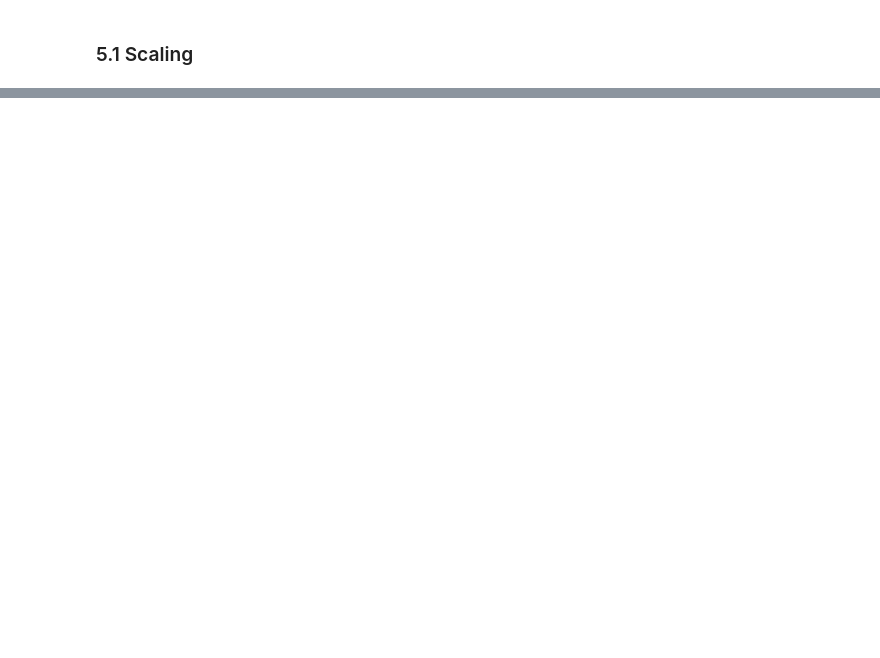
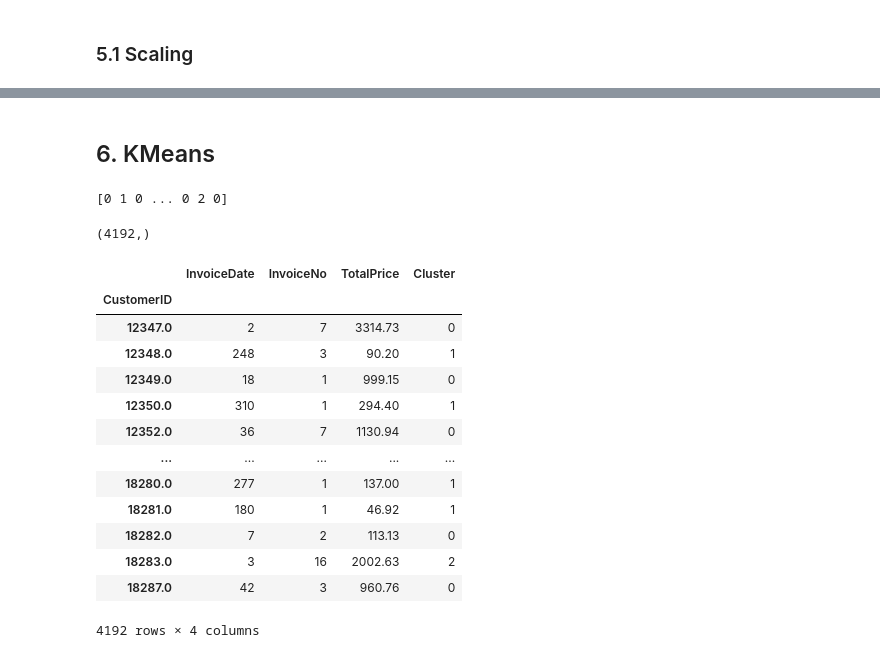
Before and after one commit to mohammadreza-mohammadi94/DataAnalysis-And-MachineLearning, a Jupyter notebook: 1. Business Intelligence and Sales Analysis/Online Retail Sales (Clustering)/Online_Retail_Sales_Cluestering_Model.ipynb, the cells around one changed output, grey strips where cells are left out. Cells and saved outputs as stored; diff of their text form; code cells hidden in the pictures; blank space fills up the shorter version.

```diff
--- a/1. Business Intelligence and Sales Analysis/Online Retail Sales (Clustering)/Online_Retail_Sales_Cluestering_Model.ipynb
+++ b/1. Business Intelligence and Sales Analysis/Online Retail Sales (Clustering)/Online_Retail_Sales_Cluestering_Model.ipynb
@@ -595,0 +636,36 @@ array([[-0.22878788,  0.23024972,  0.18153171],
+# %% [markdown]
+## 6. KMeans <a id=6></a>
+# %%
+kmeans = KMeans(n_clusters = 4, init = 'k-means++', max_iter=50, random_state = 0)
+
+y_kmeans = kmeans.fit_predict(df_scaled)
+# the fit_predict will train and return the dependent variable
+
+print(y_kmeans)
+# %% [output]
+[0 1 0 ... 0 2 0]
+# %%
+y_kmeans.shape
+# %% [output]
+(4192,)
+# %%
+# Adding Cluster column to df_model
+df_model['Cluster'] = kmeans.labels_
+
+# Recheck df_model
+df_model
+# %% [output]
+|  | InvoiceDate | InvoiceNo | TotalPrice | Cluster |
+| CustomerID |  |  |  |  |
+| 12347.0 | 2 | 7 | 3314.73 | 0 |
+| 12348.0 | 248 | 3 | 90.20 | 1 |
+| 12349.0 | 18 | 1 | 999.15 | 0 |
+| 12350.0 | 310 | 1 | 294.40 | 1 |
+| 12352.0 | 36 | 7 | 1130.94 | 0 |
+| ... | ... | ... | ... | ... |
+| 18280.0 | 277 | 1 | 137.00 | 1 |
+| 18281.0 | 180 | 1 | 46.92 | 1 |
+| 18282.0 | 7 | 2 | 113.13 | 0 |
+| 18283.0 | 3 | 16 | 2002.63 | 2 |
+| 18287.0 | 42 | 3 | 960.76 | 0 |
+4192 rows × 4 columns
```
Also changed, not shown: parts of 9 cells of this notebook.
